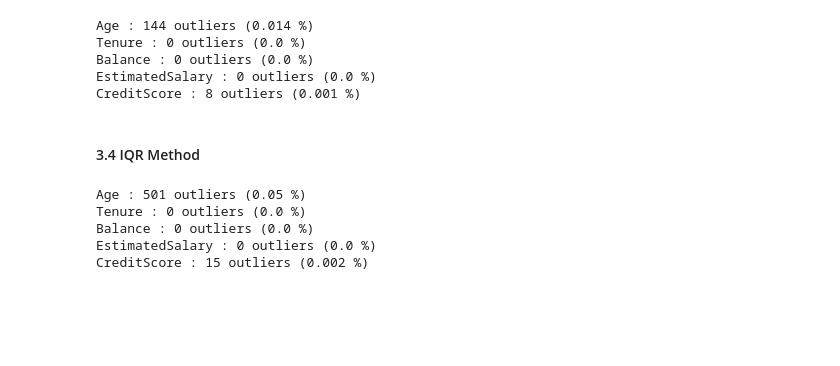
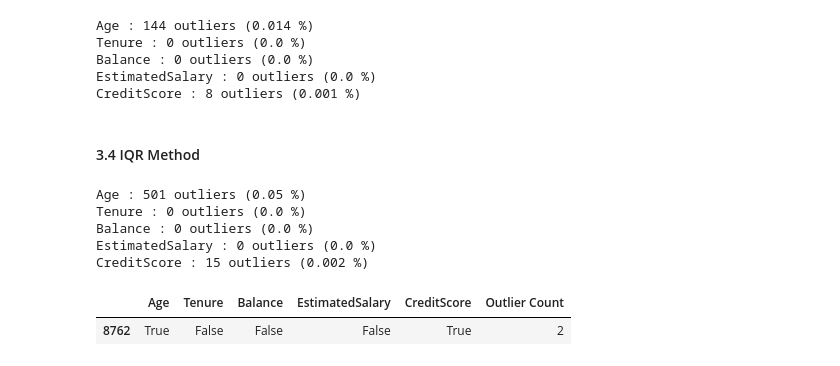
Before and after one commit to DeshanSamarathunga2001/EDA_01, a Jupyter notebook: 1_handling_outliers_values.ipynb, the cells around one changed output. Drawn from its saved outputs; the diff is of its cells as text; code cells hidden in the pictures; blank space fills up the shorter version.

```diff
--- a/1_handling_outliers_values.ipynb
+++ b/1_handling_outliers_values.ipynb
@@ -171,5 +171,17 @@ Tenure : 0 outliers (0.0 %)
 Balance : 0 outliers (0.0 %)
 EstimatedSalary : 0 outliers (0.0 %)
 CreditScore : 15 outliers (0.002 %)
+# %%
+outlier_msk_log = pd.DataFrame()
+for col in numerical_columns:
+    outlier_msk_log[col] = find_anomaly(df[col])
+
+outlier_count = outlier_msk_log.sum(axis=1)
+outlier_msk_log['Outlier Count'] = outlier_count
+outlier_msk_log = outlier_msk_log[outlier_msk_log['Outlier Count'] == 2]
+outlier_msk_log
+# %% [output]
+|  | Age | Tenure | Balance | EstimatedSalary | CreditScore | Outlier Count |
+| 8762 | True | False | False | False | True | 2 |
 # %%
 df.to_csv('data/processed/CEHHbInToW_Outliers_Handled.csv',index=False)
```
Also changed, not shown: 1 other file.
